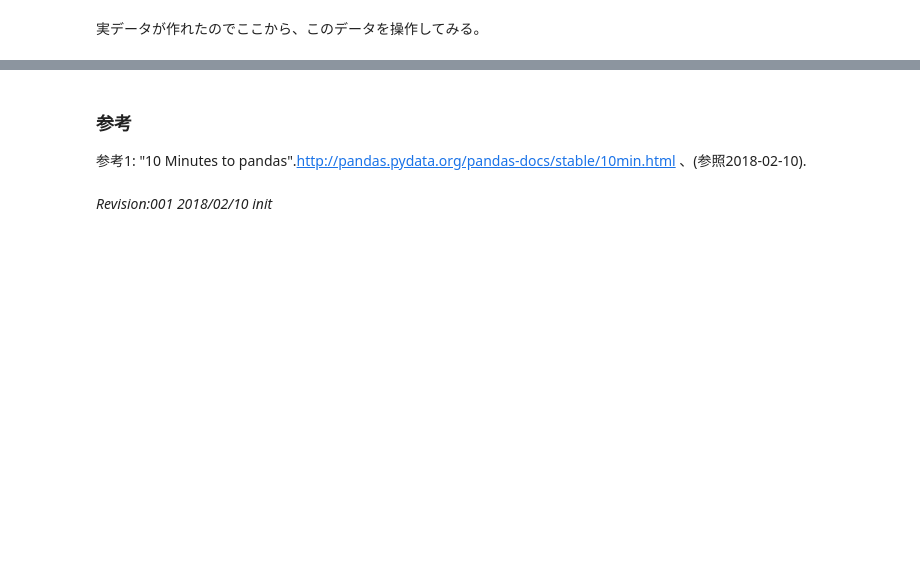
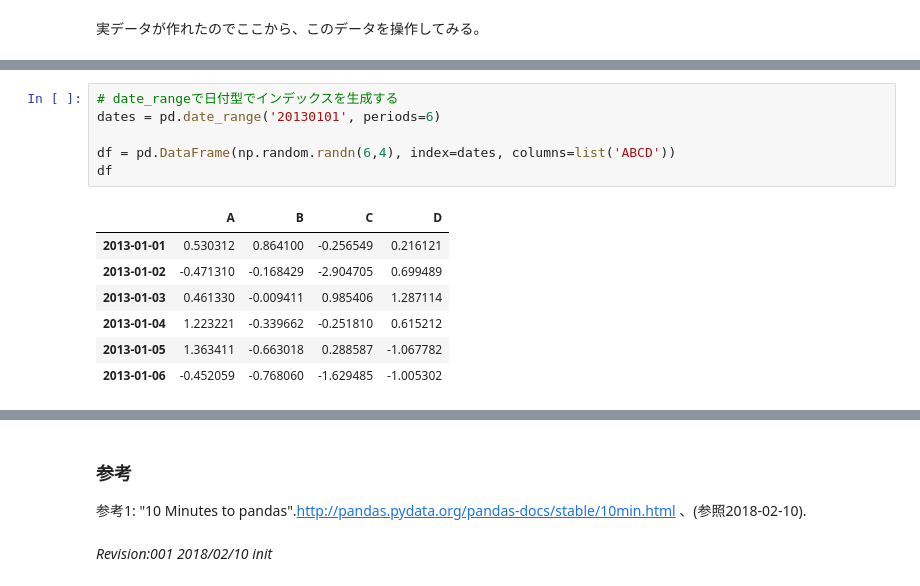
Before and after one commit to t-akazawa/statistics, a Jupyter notebook: pandas_1.ipynb, the cells around one changed output, grey strips where cells are left out. Drawn from its saved outputs; the diff is of its cells as text; blank space fills up the shorter version.

```diff
--- a/pandas_1.ipynb
+++ b/pandas_1.ipynb
@@ -381,0 +440,14 @@ pd.DataFrame.from_items( item )
+# %%
+# date_rangeで日付型でインデックスを生成する
+dates = pd.date_range('20130101', periods=6)
+
+df = pd.DataFrame(np.random.randn(6,4), index=dates, columns=list('ABCD'))
+df
+# %% [output]
+|  | A | B | C | D |
+| 2013-01-01 | 0.530312 | 0.864100 | -0.256549 | 0.216121 |
+| 2013-01-02 | -0.471310 | -0.168429 | -2.904705 | 0.699489 |
+| 2013-01-03 | 0.461330 | -0.009411 | 0.985406 | 1.287114 |
+| 2013-01-04 | 1.223221 | -0.339662 | -0.251810 | 0.615212 |
+| 2013-01-05 | 1.363411 | -0.663018 | 0.288587 | -1.067782 |
+| 2013-01-06 | -0.452059 | -0.768060 | -1.629485 | -1.005302 |
```
Also changed, not shown: parts of 15 cells of this notebook.
